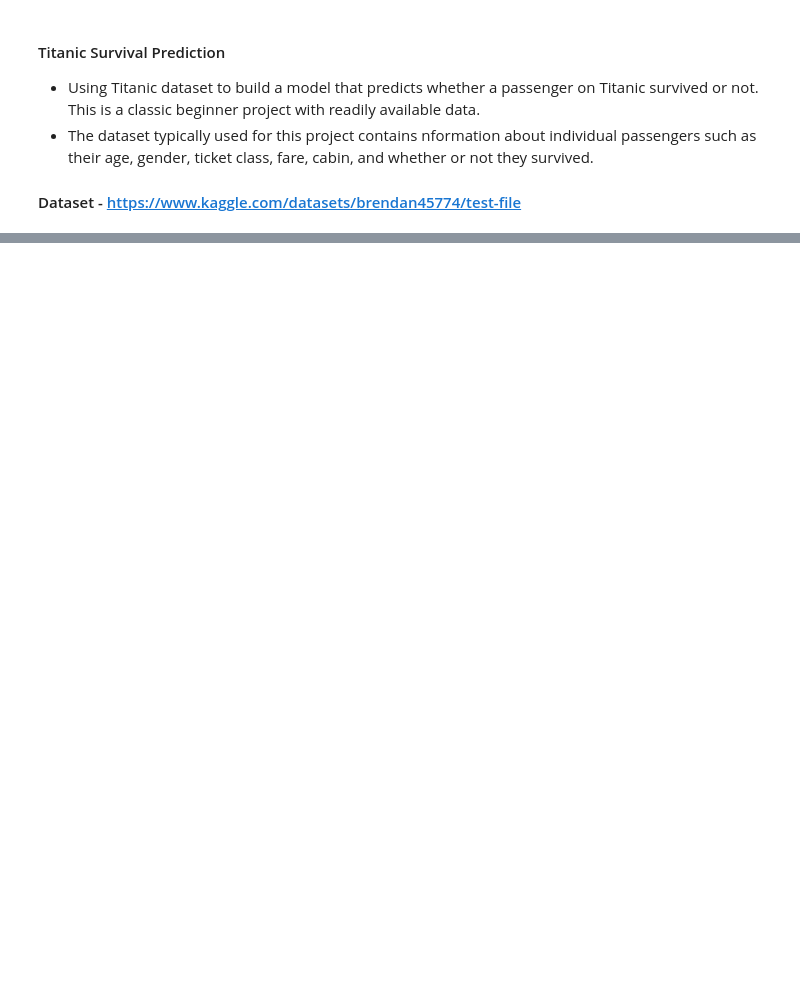
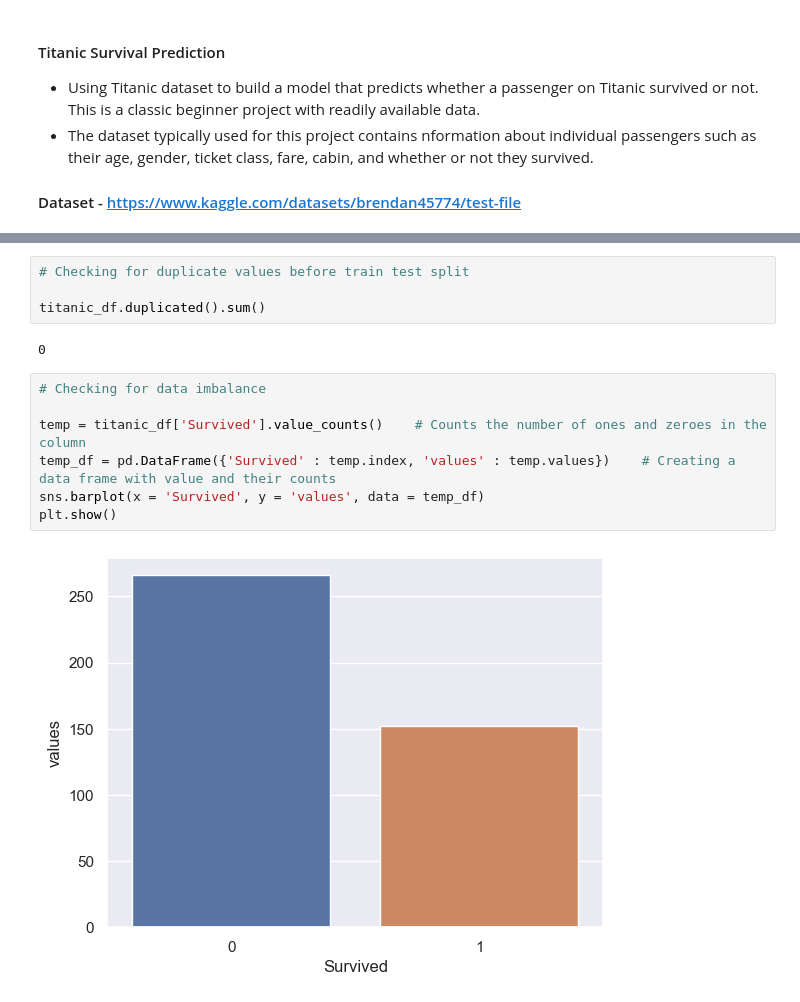
Before and after one commit to younusmohamed77/CodSoft, a Jupyter notebook: 01_Titanic Survival Prediction.ipynb, the cells around one changed output, grey strips where cells are left out. Drawn from its saved outputs; the diff is of its cells as text; blank space fills up the shorter version.

```diff
--- a/01_Titanic Survival Prediction.ipynb
+++ b/01_Titanic Survival Prediction.ipynb
@@ -53,0 +130,15 @@ titanic_df.head()
+# %%
+# Checking for duplicate values before train test split
+
+titanic_df.duplicated().sum()
+# %% [output]
+0
+# %%
+# Checking for data imbalance
+
+temp = titanic_df['Survived'].value_counts()    # Counts the number of ones and zeroes in the column
+temp_df = pd.DataFrame({'Survived' : temp.index, 'values' : temp.values})    # Creating a data frame with value and their counts
+sns.barplot(x = 'Survived', y = 'values', data = temp_df)
+plt.show()
+# %% [output]
+[figure, added]
```
Also changed, not shown: parts of 55 cells of this notebook.
